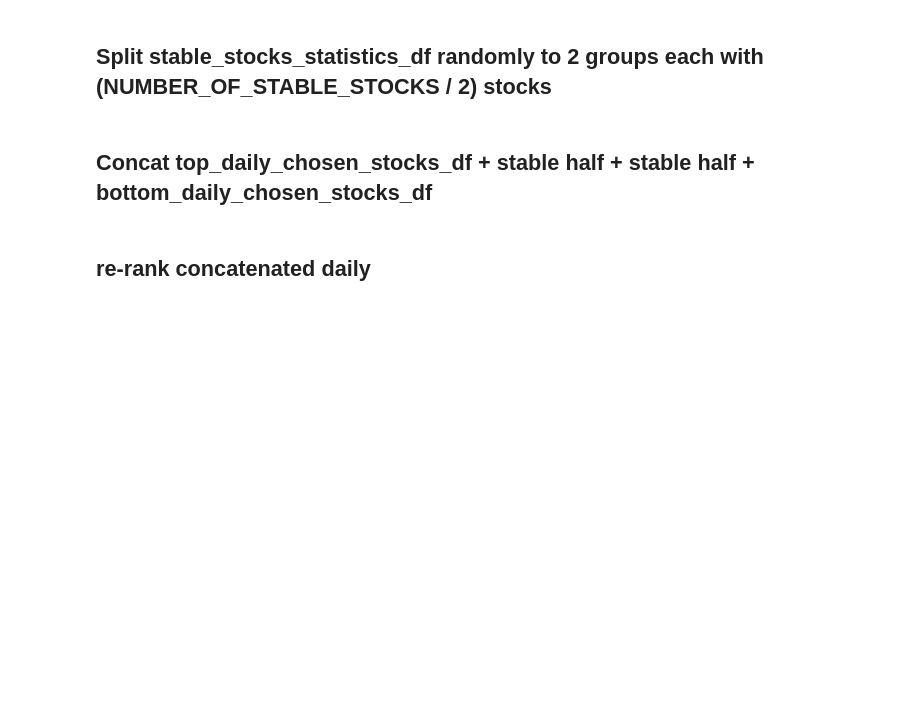
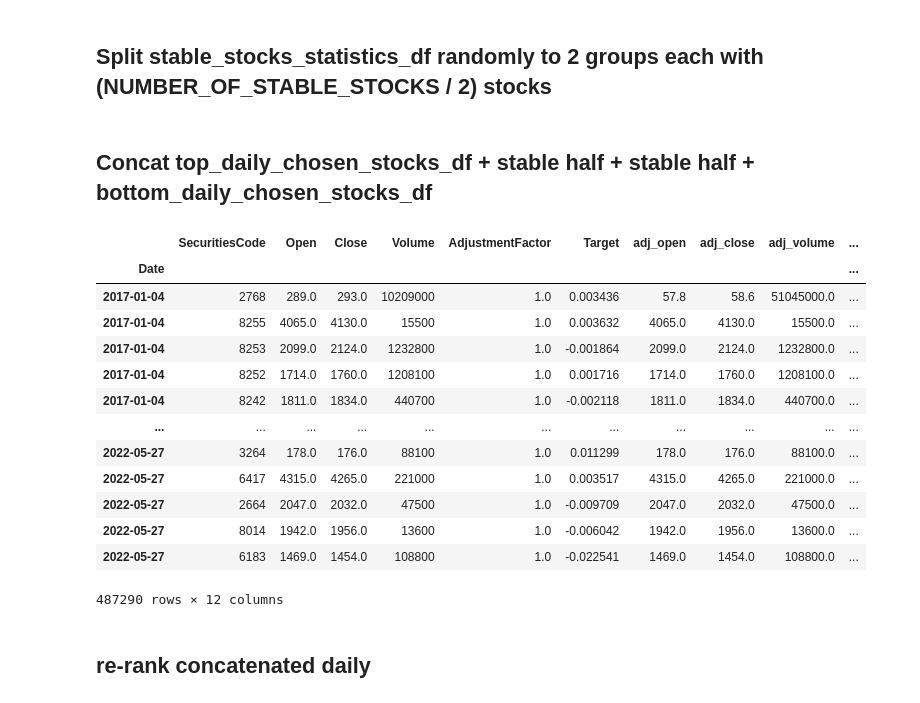
Before and after one commit to ofirnesher-nemodata/jpx-tokyo-stock-exchange-prediction, a Jupyter notebook: notebooks/submission-21-06-22.ipynb, the cells around one changed output. Saved outputs shown, nothing was run; the diff lists cells and outputs as text; code cells hidden in the pictures; blank space fills up the shorter version.

```diff
--- a/notebooks/submission-21-06-22.ipynb
+++ b/notebooks/submission-21-06-22.ipynb
@@ -115,5 +172,5 @@ statistics_df = all_stocks_df.groupby(by='SecuritiesCode')['market_gap'].agg(['m
 The stocks with std around 0 (+-) are those that behave LIKE THE MARKET.
 We want them to be part of our prediction because they are the least-noisy stocks.
 # %%
-statistics_df.sort_values(by='std', ascending=True, inplace=True)
-# statistics_df
+statistics_df.sort_values(by=['abs_mean', 'std'], ascending=True, inplace=True)
+statistics_df
@@ -334,3 +429,21 @@ def random_split_of_list_into_halves(l: list) -> [list, list]:
+# %%
+stable_stocks_df = stable_stocks_df.set_index('Date')
+stable_stocks_df
+# %% [output]
+|  | SecuritiesCode | Open | Close | Volume | AdjustmentFactor | Target | adj_open | adj_close | adj_volume | ... |
+| Date |  |  |  |  |  |  |  |  |  | ... |
+| 2017-01-04 | 2768 | 289.0 | 293.0 | 10209000 | 1.0 | 0.003436 | 57.8 | 58.6 | 51045000.0 | ... |
+| 2017-01-04 | 8255 | 4065.0 | 4130.0 | 15500 | 1.0 | 0.003632 | 4065.0 | 4130.0 | 15500.0 | ... |
+| 2017-01-04 | 8253 | 2099.0 | 2124.0 | 1232800 | 1.0 | -0.001864 | 2099.0 | 2124.0 | 1232800.0 | ... |
+| 2017-01-04 | 8252 | 1714.0 | 1760.0 | 1208100 | 1.0 | 0.001716 | 1714.0 | 1760.0 | 1208100.0 | ... |
+| 2017-01-04 | 8242 | 1811.0 | 1834.0 | 440700 | 1.0 | -0.002118 | 1811.0 | 1834.0 | 440700.0 | ... |
+| ... | ... | ... | ... | ... | ... | ... | ... | ... | ... | ... |
+| 2022-05-27 | 3264 | 178.0 | 176.0 | 88100 | 1.0 | 0.011299 | 178.0 | 176.0 | 88100.0 | ... |
+| 2022-05-27 | 6417 | 4315.0 | 4265.0 | 221000 | 1.0 | 0.003517 | 4315.0 | 4265.0 | 221000.0 | ... |
+| 2022-05-27 | 2664 | 2047.0 | 2032.0 | 47500 | 1.0 | -0.009709 | 2047.0 | 2032.0 | 47500.0 | ... |
+| 2022-05-27 | 8014 | 1942.0 | 1956.0 | 13600 | 1.0 | -0.006042 | 1942.0 | 1956.0 | 13600.0 | ... |
+| 2022-05-27 | 6183 | 1469.0 | 1454.0 | 108800 | 1.0 | -0.022541 | 1469.0 | 1454.0 | 108800.0 | ... |
+487290 rows × 12 columns
 # %%
 def get_final_ranks_df(top_df: pd.DataFrame, stable_stock_list: list, stable_stocks_df: pd.DataFrame,
                        bottom_df: pd.DataFrame) -> pd.DataFrame:
```
Also changed, not shown: parts of 25 cells of this notebook.
